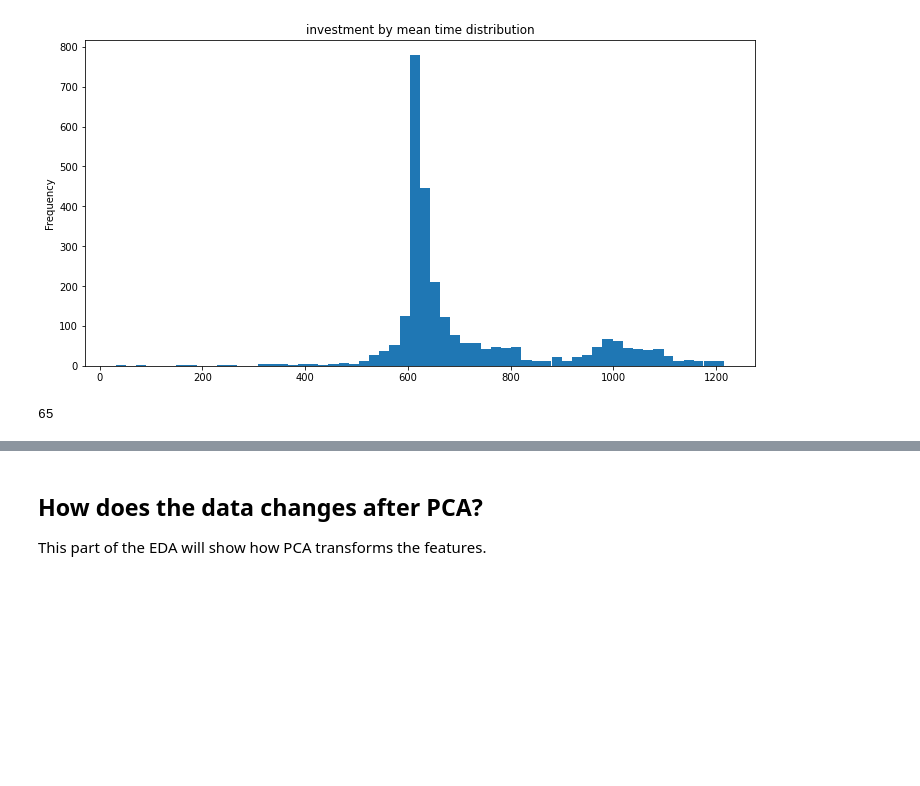
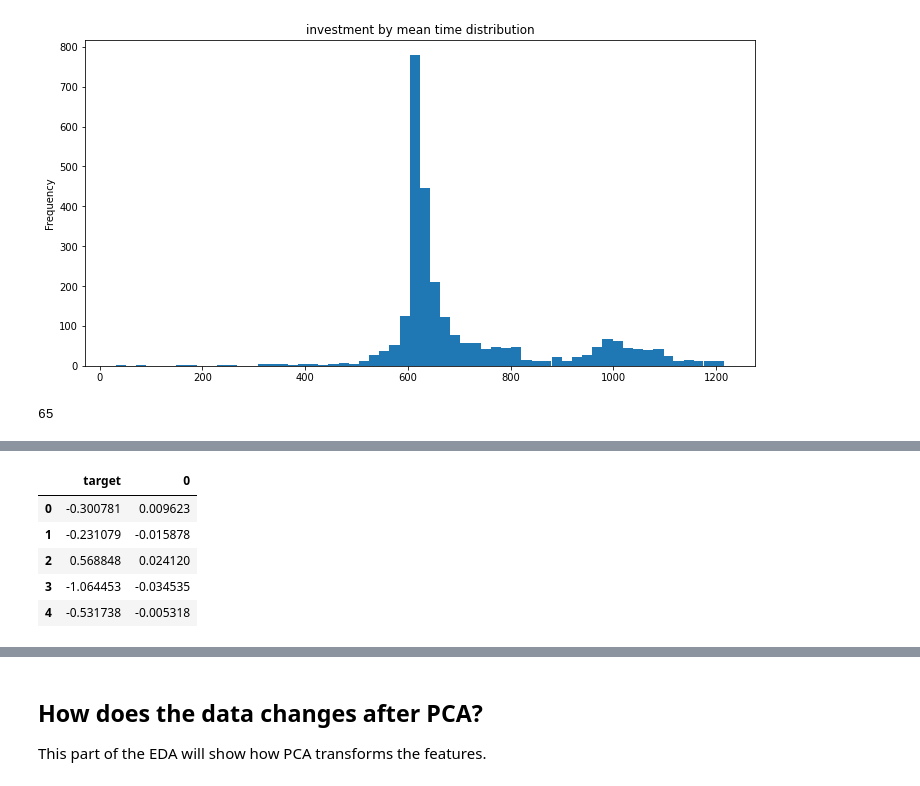
Before and after one commit to arnold402/module2, a Jupyter notebook: ubiquant-my-eda.ipynb, the cells around one changed output, grey strips where cells are left out. Drawn from its saved outputs; the diff is of its cells as text; code cells hidden in the pictures; blank space fills up the shorter version.

```diff
--- a/ubiquant-my-eda.ipynb
+++ b/ubiquant-my-eda.ipynb
@@ -137,0 +163,9 @@ gc.collect()
+# %%
+cor_feats.head()
+# %% [output]
+|  | target | 0 |
+| 0 | -0.300781 | 0.009623 |
+| 1 | -0.231079 | -0.015878 |
+| 2 | 0.568848 | 0.024120 |
+| 3 | -1.064453 | -0.034535 |
+| 4 | -0.531738 | -0.005318 |
```
Also changed, not shown: parts of 12 cells of this notebook.
